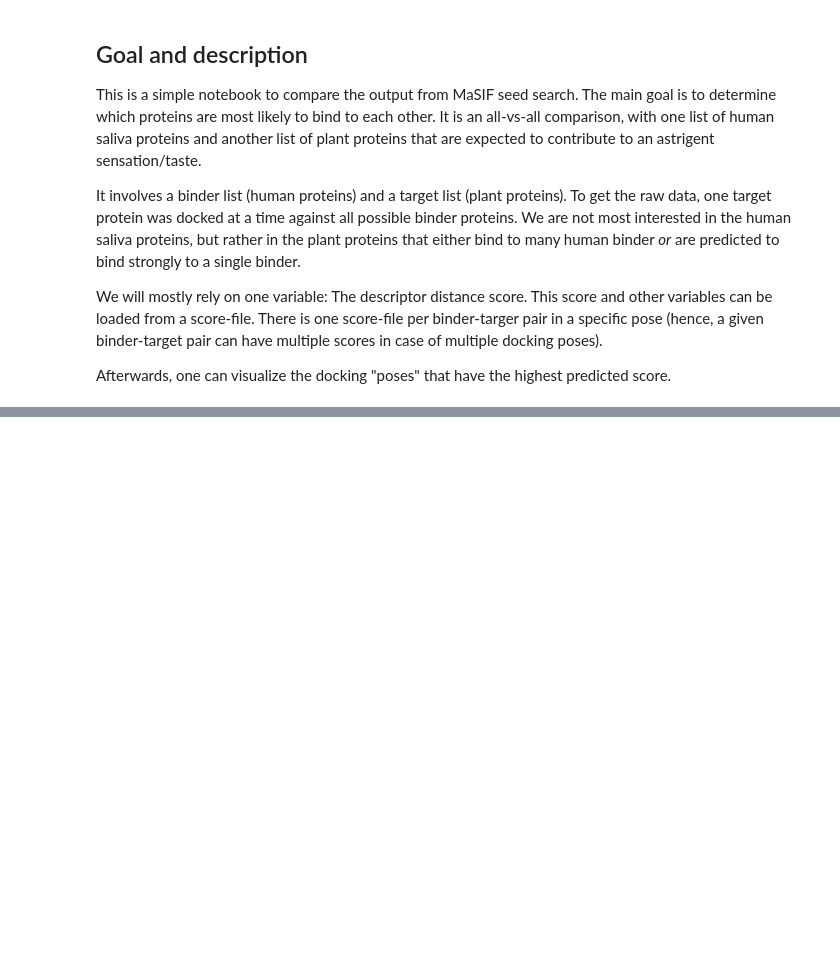
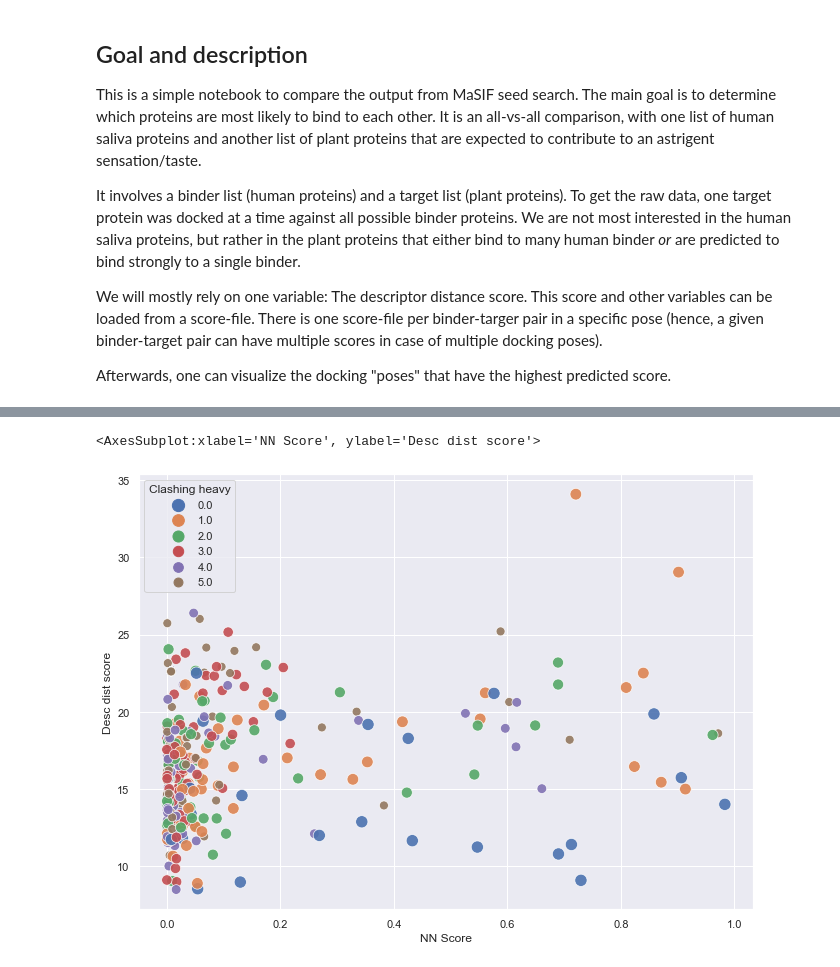
Before and after one commit to MaxJansen/saliva-project, a Jupyter notebook: Scripts/compare_dock.ipynb, the cells around one changed output, grey strips where cells are left out. Cells and saved outputs as stored; diff of their text form; code cells hidden in the pictures; blank space fills up the shorter version.

```diff
--- a/Scripts/compare_dock.ipynb
+++ b/Scripts/compare_dock.ipynb
@@ -86,0 +94,7 @@ df.sort_values(by=['Desc dist score'], ascending = False)
+# %%
+sns.set(rc={'figure.figsize':(11,8)})
+sns.scatterplot(data=df, x="NN Score", y="Desc dist score", hue="Clashing heavy",
+                palette="deep", size ="Clashing heavy", sizes=(150, 80), alpha=0.9)
+# %% [output]
+<AxesSubplot:xlabel='NN Score', ylabel='Desc dist score'>
+[figure, added]
```
Also changed, not shown: parts of 7 cells of this notebook.
